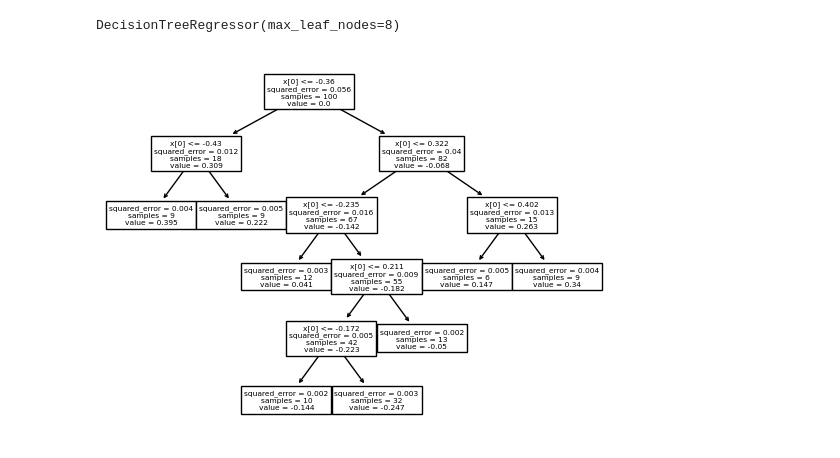
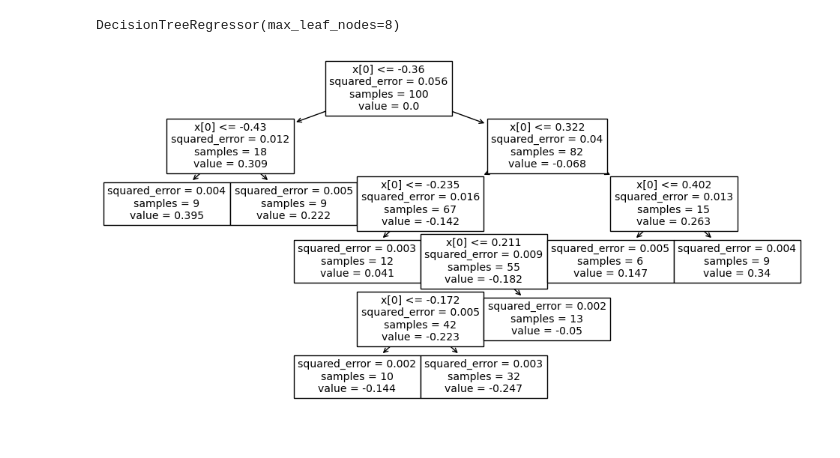
Before and after one commit to Shubhambg611/Ineuron-Data-Science, a Jupyter notebook: ML/66 gradient Boosting.ipynb, the cells around one changed output. Cells and saved outputs as stored; diff of their text form; code cells hidden in the pictures.

```diff
--- a/ML/66 gradient Boosting.ipynb
+++ b/ML/66 gradient Boosting.ipynb
@@ -151,7 +151,8 @@ DecisionTreeRegressor(max_leaf_nodes=8)
 # %%
 from sklearn.tree import plot_tree
 # %%
+plt.figure(figsize=(12,6))
 plot_tree(dt1)
 plt.show()
 # %% [output]
-[figure, old version]
+[figure, new version]
```
Also changed, not shown: parts of 8 cells of this notebook.
